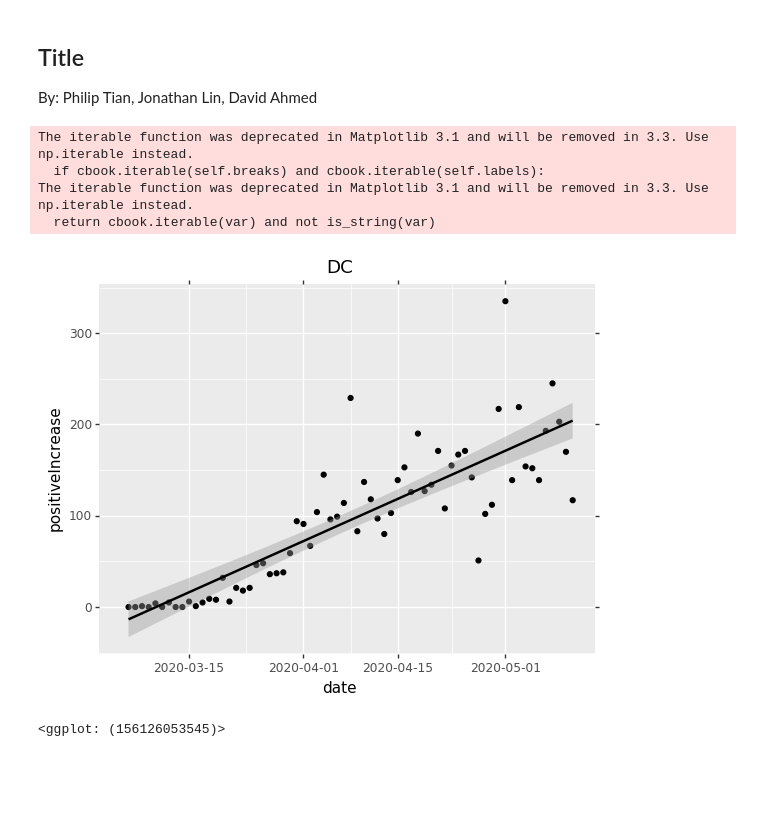
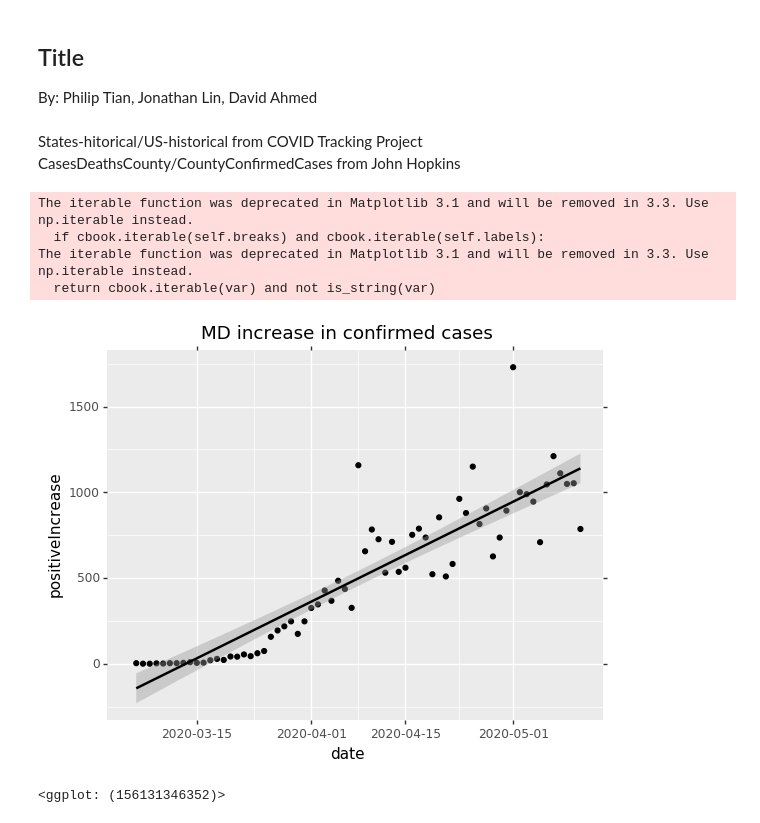
Before and after one commit to jonlin1000/jonlin1000.github.io, a Jupyter notebook: FinalProject.ipynb, the cells around one changed output. Drawn from its saved outputs; the diff is of its cells as text; code cells hidden in the pictures; blank space fills up the shorter version.

```diff
--- a/FinalProject.ipynb
+++ b/FinalProject.ipynb
@@ -1,34 +1,45 @@
 # %% [markdown]
 ## Title
 By: Philip Tian, Jonathan Lin, David Ahmed
+# %% [markdown]
+States-hitorical/US-historical from COVID Tracking Project<br>
+CasesDeathsCounty/CountyConfirmedCases from John Hopkins
 # %%
 import pandas as pd
 from plotnine import *
 
 data = pd.read_csv("Data/States-historical.csv")
 
-data = data[['state','date','positive','negative','positiveIncrease','negativeIncrease']]
+data = data[['state','date','positive','negative','pending','death','positiveIncrease','negativeIncrease','hospitalizedCurrently']]
 data['date'] = pd.to_datetime(data['date'],format = '%Y%m%d')
 cases = data.groupby(['state','date']).agg({'positive': 'sum'}).reset_index().sort_values('state')
 #print(data.to_string())
 # %%
-states = ['AL','AK','AZ','AR','CA','CO','CT','DE','FL','GA','HI','ID','IL','IN','IA','KS','KY',
-          'LA','ME','MD','MA','MI','MN','MS','MO','MT','NE','NV','NH','NJ','NM','NY','NC','ND',
-          'OH','OK','OR','PA','RI','SC','SD','TN','TX','UT','VT','VA','WA','WV','WI','WY','DC']
+states = ['AL','AK','AZ','AR','CA','CO','CT','DE','FL','GA','HI','ID','IL','IN','IA','KS','KY','LA','ME',
+          'MD','MA','MI','MN','MS','MO','MT','NE','NV','NH','NJ','NM','NY','NC','ND','OH','OK','OR','PA',
+          'RI','SC','SD','TN','TX','UT','VT','VA','WA','WV','WI','WY','DC','AS','GU','MP','PR','VI']
+
 states_df = list()
 for s in states:
-    df = data.query('state == @s')
+    df = data.query('state == @s').copy()
+    ratio = list()
+    for i, row in df.iterrows():
+        if (row['positive'] + row['negative']) != 0:
+            ratio.append(row['positive']/(row['positive'] + row['negative']))
+        else:
+            ratio.append(0)
+    df['positiveRatio'] = ratio
     states_df.append(df)
 #print(states_df)
 # %%
-(ggplot(states_df[50],aes(y='positiveIncrease',x='date'))
+(ggplot(states_df[19],aes(y='positiveIncrease',x='date'))
     + geom_point() + geom_smooth(method='lm')
-    + ggtitle(states_df[50].iloc[0]['state']))
+    + ggtitle(states_df[19].iloc[0]['state']+" increase in confirmed cases"))
 # %% [output]
 The iterable function was deprecated in Matplotlib 3.1 and will be removed in 3.3. Use np.iterable instead.
   if cbook.iterable(self.breaks) and cbook.iterable(self.labels):
 The iterable function was deprecated in Matplotlib 3.1 and will be removed in 3.3. Use np.iterable instead.
   return cbook.iterable(var) and not is_string(var)
-[figure, old version]
+[figure, new version]
-<ggplot: (156126053545)>
+<ggplot: (156131346352)>
 # %%
```
Also changed, not shown: parts of 2 cells of this notebook.
